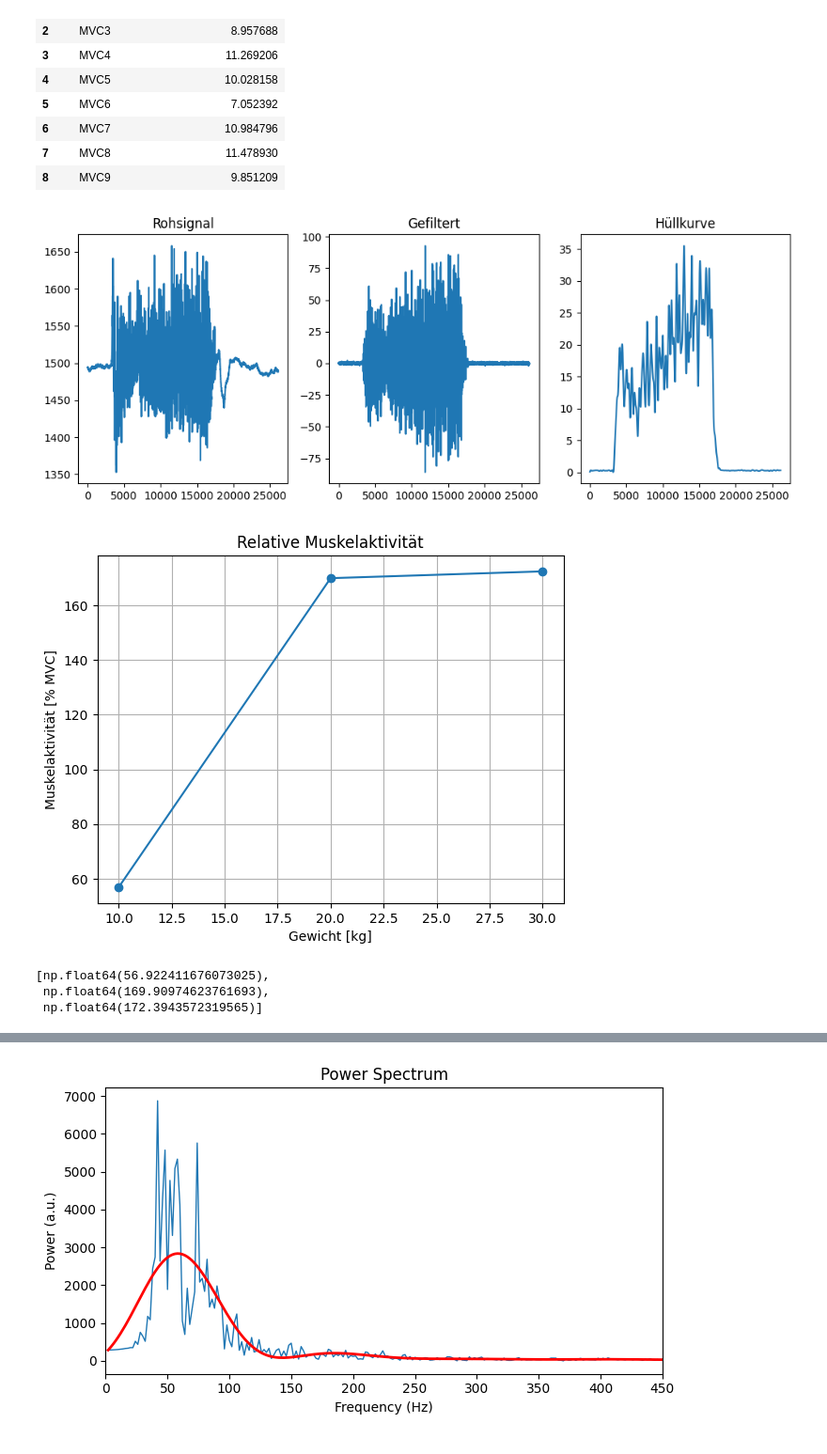
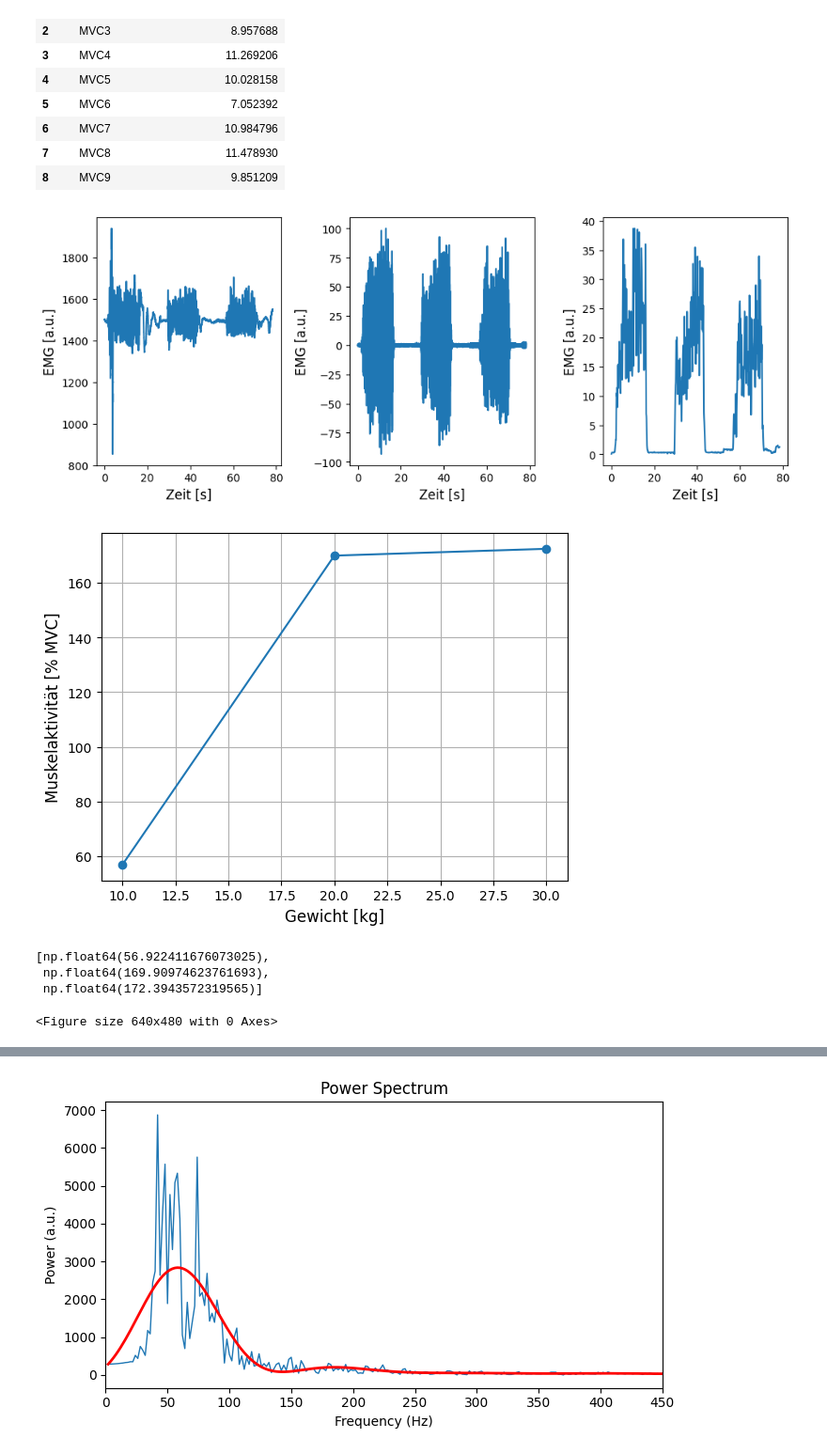
Before and after one commit to Gabse213/Biosignal_Lab_3, a Jupyter notebook: Lab3/MainCode3.ipynb, the cells around one changed output, grey strips where cells are left out. Shown at 94% size. Cells and saved outputs as stored; diff of their text form; code cells hidden in the pictures.

```diff
--- a/Lab3/MainCode3.ipynb
+++ b/Lab3/MainCode3.ipynb
@@ -127,39 +131,57 @@ Gemittelte MVC: 10.173966836388331
 | 7 | MVC8 | 11.478930 |
 | 8 | MVC9 | 9.851209 |
 # %%
+fs = 1000  # Hz
+t = np.arange(len(mvc_raw_cat)) / fs
 
-# MVC Plot (Vorverarbeitungsschritte)
+
 plt.figure(figsize=(10,4))
+
 plt.subplot(1,3,1)
-plt.plot(mvc_raw[1]); plt.title("Rohsignal")
+plt.plot(t, mvc_raw_cat)
+plt.xlabel("Zeit [s]", fontsize=12)
+plt.ylabel("EMG [a.u.]", fontsize=12)
+#plt.title("Rohsignal (MVC1–MVC3)")
+
 plt.subplot(1,3,2)
-plt.plot(mvc_filt[1]); plt.title("Gefiltert")
+plt.plot(t, mvc_filt_cat)
+plt.xlabel("Zeit [s]", fontsize=12)
+plt.ylabel("EMG [a.u.]", fontsize=12)
+#plt.title("Gefiltert (MVC1–MVC3)")
+
 plt.subplot(1,3,3)
-plt.plot(mvc_env[1]); plt.title("Hüllkurve")
+plt.plot(t, mvc_env_cat)
+plt.xlabel("Zeit [s]", fontsize=12)
+plt.ylabel("EMG [a.u.]", fontsize=12)
+#plt.title("Hüllkurve (MVC1–MVC3)")
+
+plt.savefig("MVC_Vorverarbeitung.jpg")
 plt.tight_layout()
 plt.show()
 # %% [output]
-[figure, old version]
+[figure, new version]
 # %%
 
 # Relative Muskelaktivität (Experiment 2)
 weights_activity = [np.mean(env)/MVC_ref*100 for env in weights_env]
 weights_percent = [10, 20, 30]
 
 plt.figure()
 plt.plot(weights_percent, weights_activity, 'o-')
-plt.xlabel("Gewicht [kg]")
-plt.ylabel("Muskelaktivität [% MVC]")
-plt.title("Relative Muskelaktivität")
+plt.xlabel("Gewicht [kg]",fontsize=12)
+plt.ylabel("Muskelaktivität [% MVC]",fontsize=12)
+#plt.title("Relative Muskelaktivität")
 plt.grid()
 plt.show()
+plt.savefig("Relative_Muskelaktivitaet.jpg")
 
 weights_activity
 # %% [output]
-[figure, old version]
+[figure, new version]
 [np.float64(56.922411676073025),
  np.float64(169.90974623761693),
  np.float64(172.3943572319565)]
+<Figure size 640x480 with 0 Axes>
 # %%
 import numpy as np
 import matplotlib.pyplot as plt
```
Also changed, not shown: parts of 10 cells of this notebook, 12 other files.
